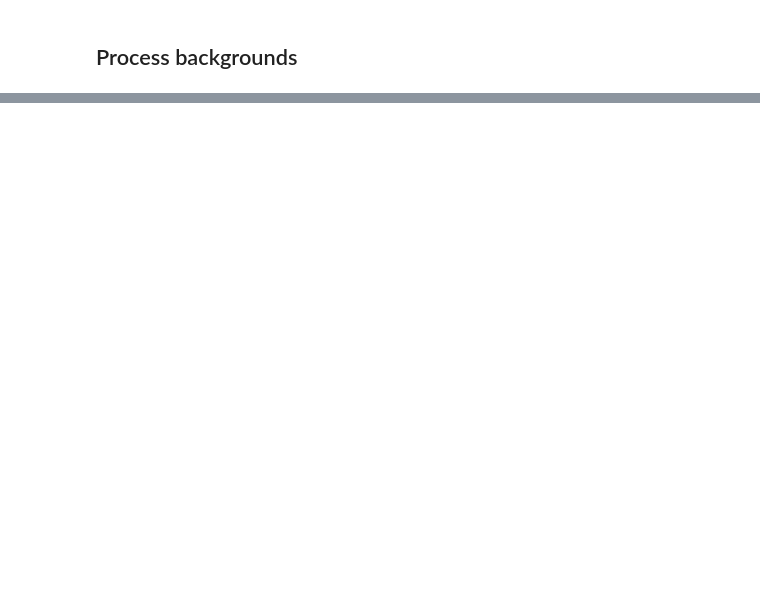
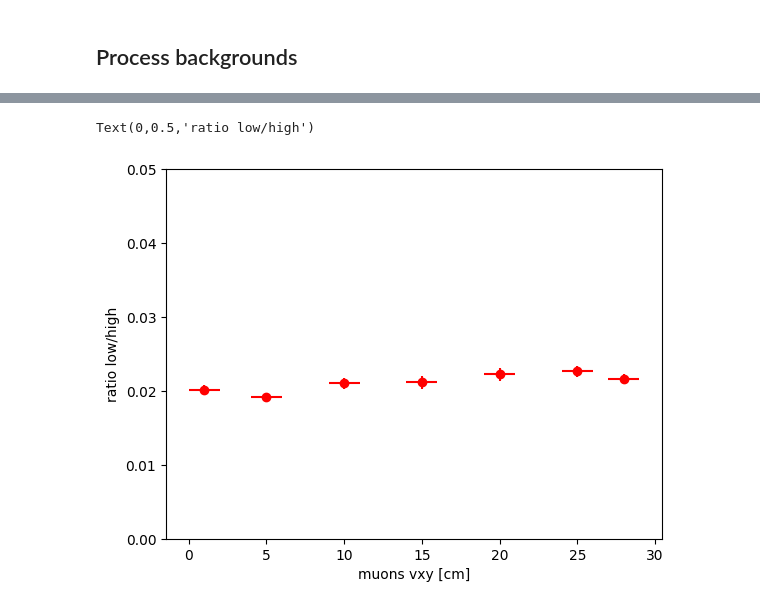
Before and after one commit to afrankenthal/iDM-analysis-plotting, a Jupyter notebook: QCDCorrelationStudies.ipynb, the cells around one changed output, grey strips where cells are left out. Drawn from its saved outputs; the diff is of its cells as text; code cells hidden in the pictures; blank space fills up the shorter version.

```diff
--- a/QCDCorrelationStudies.ipynb
+++ b/QCDCorrelationStudies.ipynb
@@ -449,0 +378,12 @@ axes2[0,1].legend(loc=(1.1,-0.55));
+# %%
+XSliceVals = [1,5,10,15,20,25,28]
+YDivVal = 0.5
+ratio, err = calc_ratio_slices([total_hist, current_hist[0][1], current_hist[0][2], total_wgt_sqrd], XSliceVals, YDivVal, 'horizontal')
+
+plt.errorbar(XSliceVals, ratio, xerr=[np.diff(current_hist[0][2][0:2])]*len(ratio), yerr=err, fmt='ro')
+plt.ylim([0.0,.05])
+plt.xlabel("muons vxy [cm]")
+plt.ylabel("ratio low/high")
+# %% [output]
+Text(0,0.5,'ratio low/high')
+[figure, added]
```
Also changed, not shown: parts of 47 cells of this notebook.
